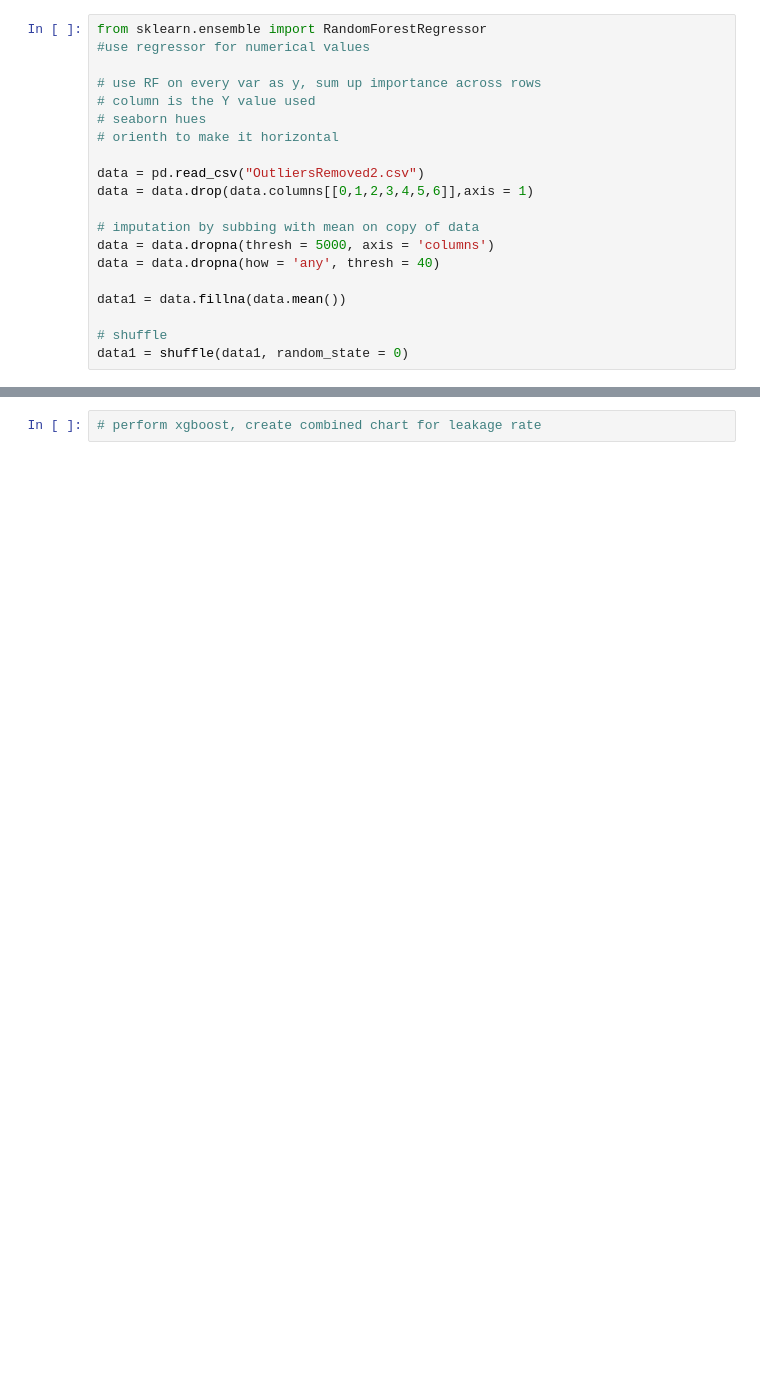
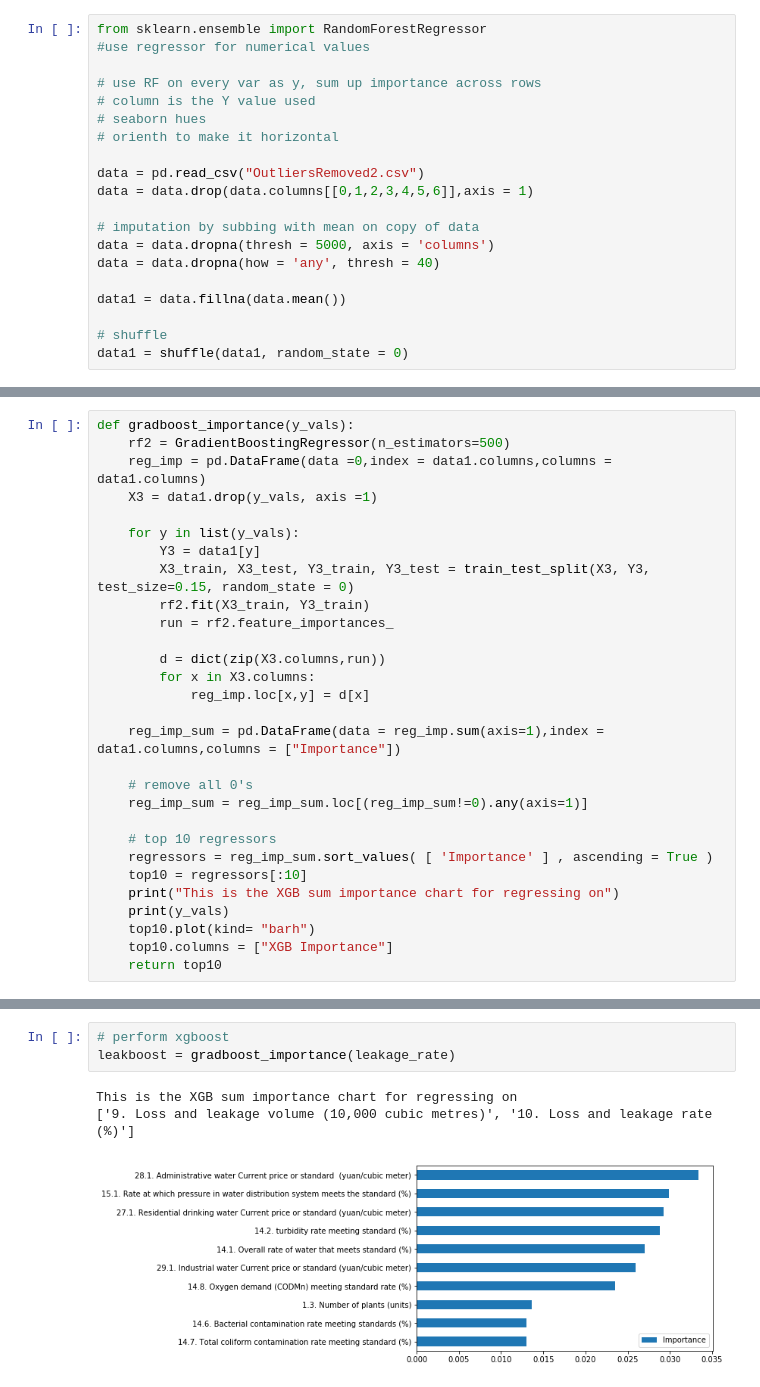
Before and after one commit to choub16/data-x-water-project, a Jupyter notebook: Copy of Analysis3_Brandon.ipynb, the cells around one changed output, grey strips where cells are left out. Saved outputs shown, nothing was run; the diff lists cells and outputs as text; blank space fills up the shorter version.

```diff
--- a/Copy of Analysis3_Brandon.ipynb
+++ b/Copy of Analysis3_Brandon.ipynb
@@ -54,0 +61,29 @@ def importance_charter(y_vals):
+# %%
+def gradboost_importance(y_vals):
+    rf2 = GradientBoostingRegressor(n_estimators=500)
+    reg_imp = pd.DataFrame(data =0,index = data1.columns,columns = data1.columns)
+    X3 = data1.drop(y_vals, axis =1)
+
+    for y in list(y_vals):
+        Y3 = data1[y]
+        X3_train, X3_test, Y3_train, Y3_test = train_test_split(X3, Y3, test_size=0.15, random_state = 0)
+        rf2.fit(X3_train, Y3_train)
+        run = rf2.feature_importances_
+
+        d = dict(zip(X3.columns,run))
+        for x in X3.columns:
+            reg_imp.loc[x,y] = d[x]
+
+    reg_imp_sum = pd.DataFrame(data = reg_imp.sum(axis=1),index = data1.columns,columns = ["Importance"])
+
+    # remove all 0's
+    reg_imp_sum = reg_imp_sum.loc[(reg_imp_sum!=0).any(axis=1)]
+
+    # top 10 regressors
+    regressors = reg_imp_sum.sort_values( [ 'Importance' ] , ascending = True )
+    top10 = regressors[:10]
+    print("This is the XGB sum importance chart for regressing on")
+    print(y_vals)
+    top10.plot(kind= "barh")
+    top10.columns = ["XGB Importance"]
+    return top10
@@ -62,2 +101,7 @@ This is the sum importance chart for regressing the other numerical features
-# %%
-# perform xgboost, create combined chart for leakage rate
+# %%
+# perform xgboost
+leakboost = gradboost_importance(leakage_rate)
+# %% [output]
+This is the XGB sum importance chart for regressing on
+['9. Loss and leakage volume (10,000 cubic metres)', '10. Loss and leakage rate (%)']
+[figure, added]
```
Also changed, not shown: parts of 12 cells of this notebook.
